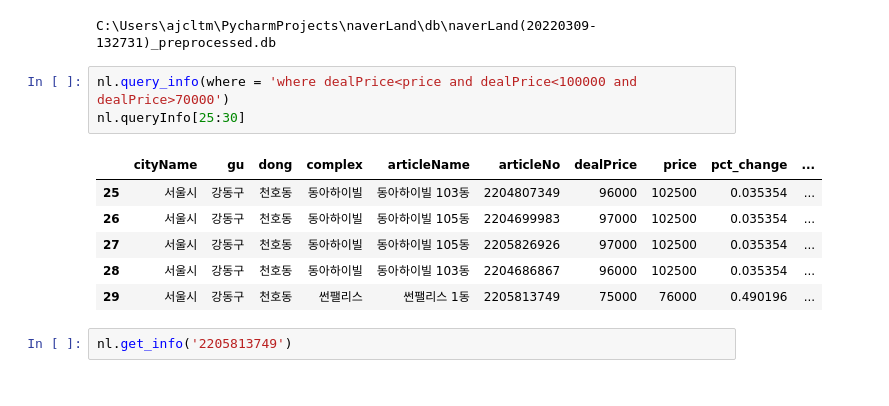
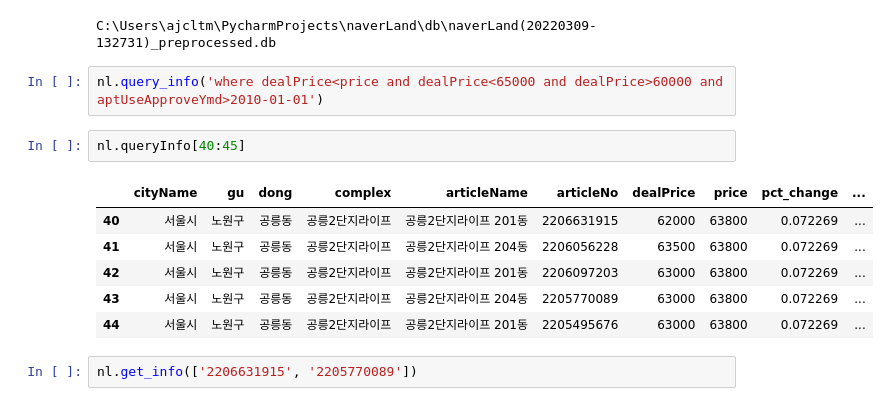
Before and after one commit to ajcltm/naverLand, a Jupyter notebook: library/notebook.ipynb, the cells around one changed output. Cells and saved outputs as stored; diff of their text form.

```diff
--- a/library/notebook.ipynb
+++ b/library/notebook.ipynb
@@ -8,17 +8,18 @@ nl = NaverLand(db_path)
 # %% [output]
 C:\Users\ajcltm\PycharmProjects\naverLand\db\naverLand(20220309-132731)_preprocessed.db
 # %%
-nl.query_info(where = 'where dealPrice<price and dealPrice<100000 and dealPrice>70000')
-nl.queryInfo[25:30]
+nl.query_info('where dealPrice<price and dealPrice<65000 and dealPrice>60000 and aptUseApproveYmd>2010-01-01')
-# %% [output]
-|  | cityName | gu | dong | complex | articleName | articleNo | dealPrice | price | pct_change | ... |
-| 25 | 서울시 | 강동구 | 천호동 | 동아하이빌 | 동아하이빌 103동 | 2204807349 | 96000 | 102500 | 0.035354 | ... |
-| 26 | 서울시 | 강동구 | 천호동 | 동아하이빌 | 동아하이빌 105동 | 2204699983 | 97000 | 102500 | 0.035354 | ... |
-| 27 | 서울시 | 강동구 | 천호동 | 동아하이빌 | 동아하이빌 105동 | 2205826926 | 97000 | 102500 | 0.035354 | ... |
-| 28 | 서울시 | 강동구 | 천호동 | 동아하이빌 | 동아하이빌 103동 | 2204686867 | 96000 | 102500 | 0.035354 | ... |
-| 29 | 서울시 | 강동구 | 천호동 | 썬팰리스 | 썬팰리스 1동 | 2205813749 | 75000 | 76000 | 0.490196 | ... |
+# %%
+nl.queryInfo[40:45]
+# %% [output]
+|  | cityName | gu | dong | complex | articleName | articleNo | dealPrice | price | pct_change | ... |
+| 40 | 서울시 | 노원구 | 공릉동 | 공릉2단지라이프 | 공릉2단지라이프 201동 | 2206631915 | 62000 | 63800 | 0.072269 | ... |
+| 41 | 서울시 | 노원구 | 공릉동 | 공릉2단지라이프 | 공릉2단지라이프 204동 | 2206056228 | 63500 | 63800 | 0.072269 | ... |
+| 42 | 서울시 | 노원구 | 공릉동 | 공릉2단지라이프 | 공릉2단지라이프 201동 | 2206097203 | 63000 | 63800 | 0.072269 | ... |
+| 43 | 서울시 | 노원구 | 공릉동 | 공릉2단지라이프 | 공릉2단지라이프 204동 | 2205770089 | 63000 | 63800 | 0.072269 | ... |
+| 44 | 서울시 | 노원구 | 공릉동 | 공릉2단지라이프 | 공릉2단지라이프 201동 | 2205495676 | 63000 | 63800 | 0.072269 | ... |
 # %%
-nl.get_info('2205813749')
+nl.get_info(['2206631915', '2205770089'])
 # %%
 nl.mainInfo
 # %% [output]
```
Also changed, not shown: parts of 6 cells of this notebook, 1 other file.
